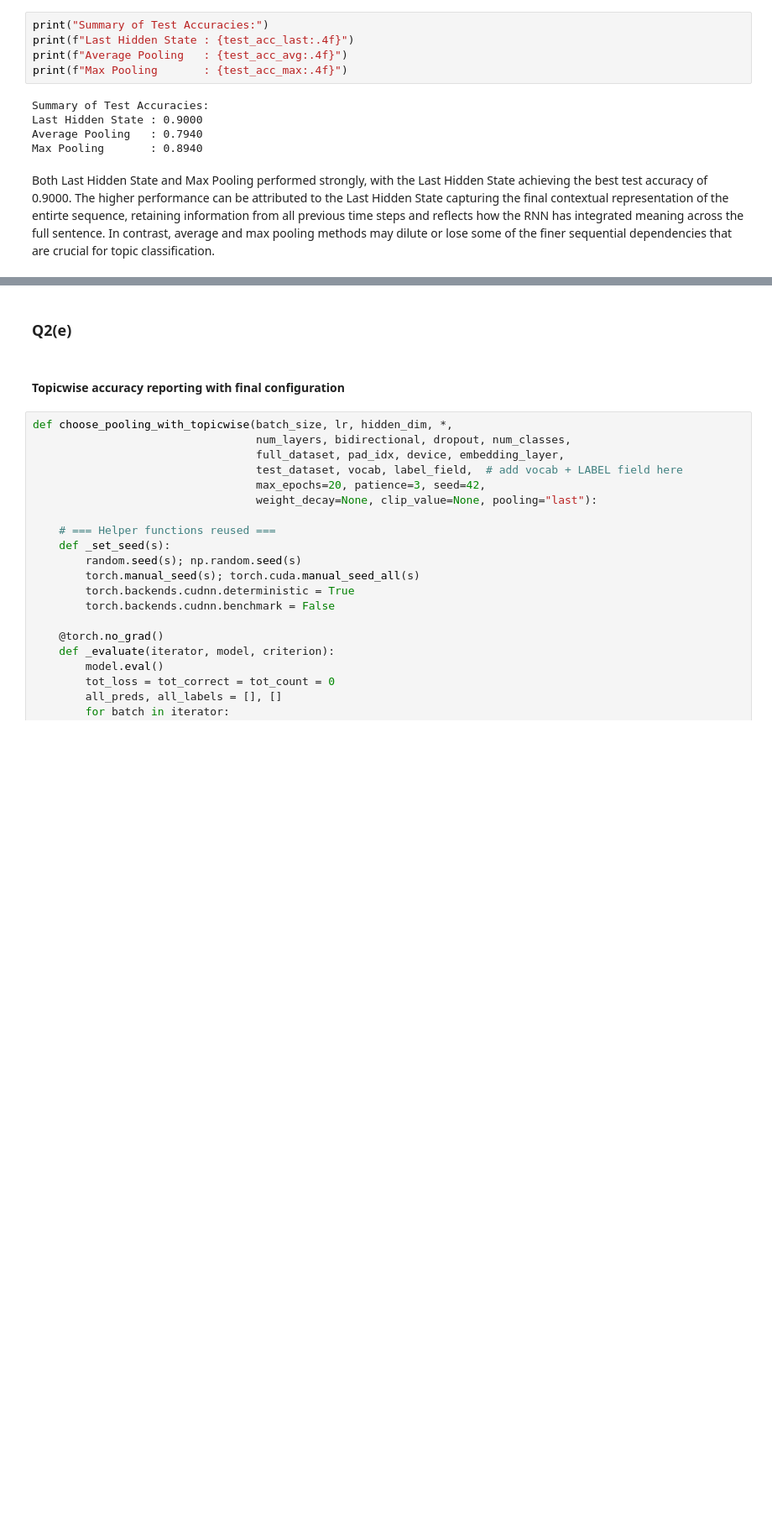
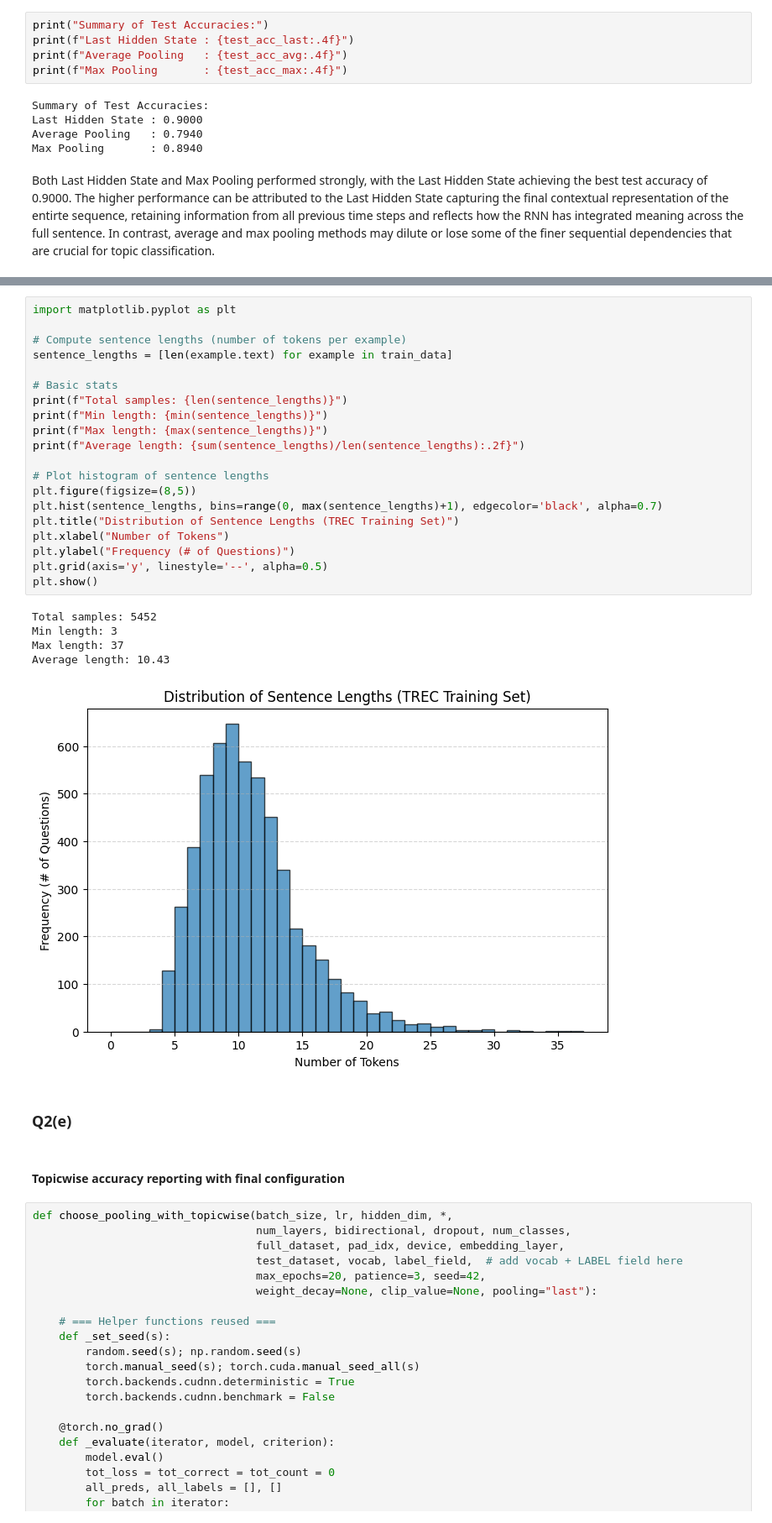
Before and after one commit to yukilam-space/SC4002-NLP, a Jupyter notebook: hs&yh/nlp_project_2.ipynb, the cells around one changed output, grey strips where cells are left out. Shown: that part at 84% size. Drawn from its saved outputs; the diff is of its cells as text; blank space fills up the shorter version.

```diff
--- a/hs&yh/nlp_project_2.ipynb
+++ b/hs&yh/nlp_project_2.ipynb
@@ -1518,3 +1546,29 @@ Both Last Hidden State and Max Pooling performed strongly, with the Last Hidden
+# %%
+import matplotlib.pyplot as plt
+
+# Compute sentence lengths (number of tokens per example)
+sentence_lengths = [len(example.text) for example in train_data]
+
+# Basic stats
+print(f"Total samples: {len(sentence_lengths)}")
+print(f"Min length: {min(sentence_lengths)}")
+print(f"Max length: {max(sentence_lengths)}")
+print(f"Average length: {sum(sentence_lengths)/len(sentence_lengths):.2f}")
+
+# Plot histogram of sentence lengths
+plt.figure(figsize=(8,5))
+plt.hist(sentence_lengths, bins=range(0, max(sentence_lengths)+1), edgecolor='black', alpha=0.7)
+plt.title("Distribution of Sentence Lengths (TREC Training Set)")
+plt.xlabel("Number of Tokens")
+plt.ylabel("Frequency (# of Questions)")
+plt.grid(axis='y', linestyle='--', alpha=0.5)
+plt.show()
+# %% [output]
+Total samples: 5452
+Min length: 3
+Max length: 37
+Average length: 10.43
+[figure, added]
 # %% [markdown]
 ### Q2(e)
 # %% [markdown]
```
Also changed, not shown: parts of 6 cells of this notebook.
